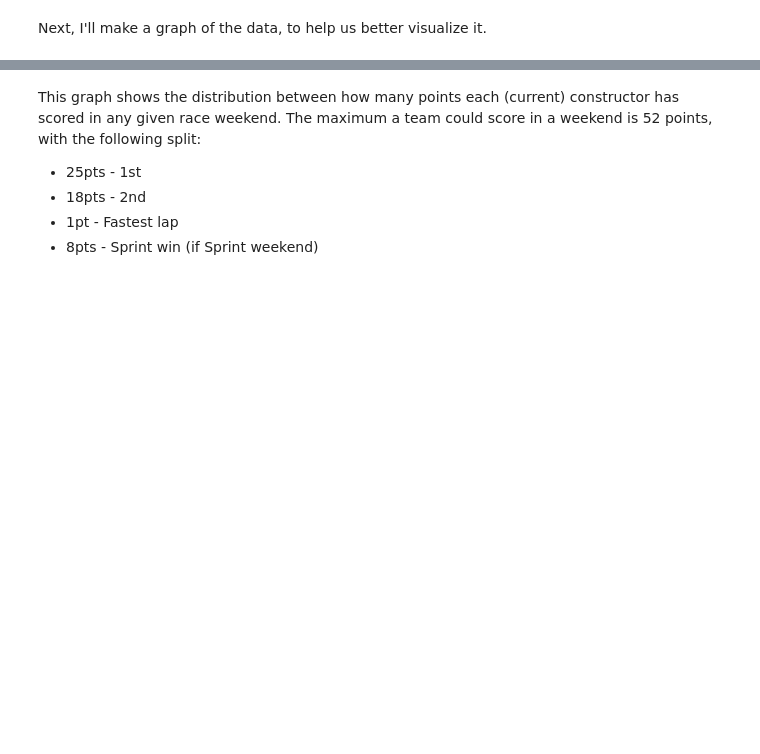
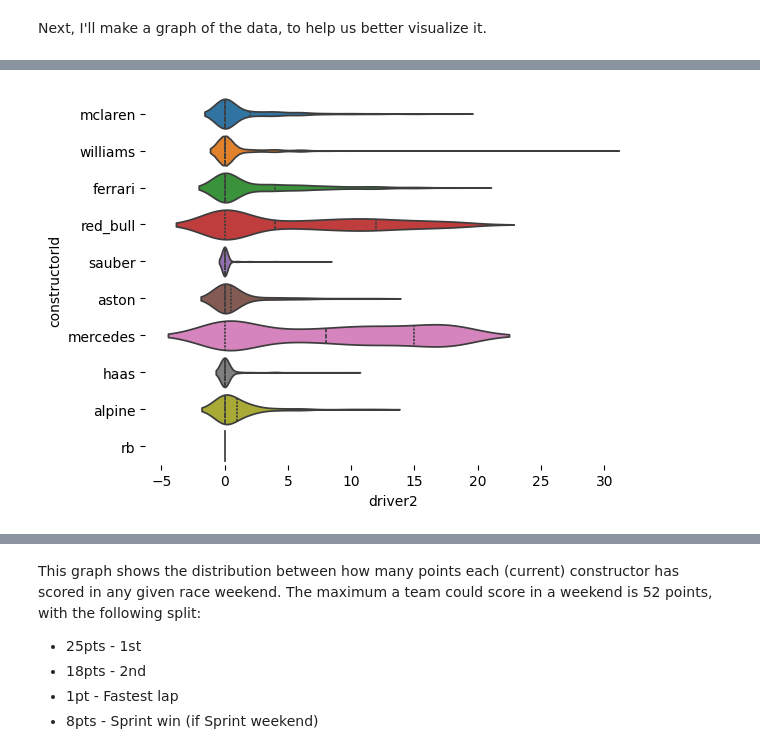
Before and after one commit to blortle-dev/data-science-lasa, a Jupyter notebook: Unit 4/ColiDicaU4Proj.ipynb, the cells around one changed output, grey strips where cells are left out. Drawn from its saved outputs; the diff is of its cells as text; code cells hidden in the pictures; blank space fills up the shorter version.

```diff
--- a/Unit 4/ColiDicaU4Proj.ipynb
+++ b/Unit 4/ColiDicaU4Proj.ipynb
@@ -27,0 +29,6 @@ sns.despine(top=True, right=True, bottom=True, left=True) #removes border box in
+# %%
+# Driver 2 data
+sns.violinplot(f1_data, x='driver2', y='constructorId', inner='quart',hue='constructorId')
+sns.despine(top=True, right=True, bottom=True, left=True) #removes border box in plot
+# %% [output]
+[figure, added]
```
Also changed, not shown: parts of 13 cells of this notebook.
